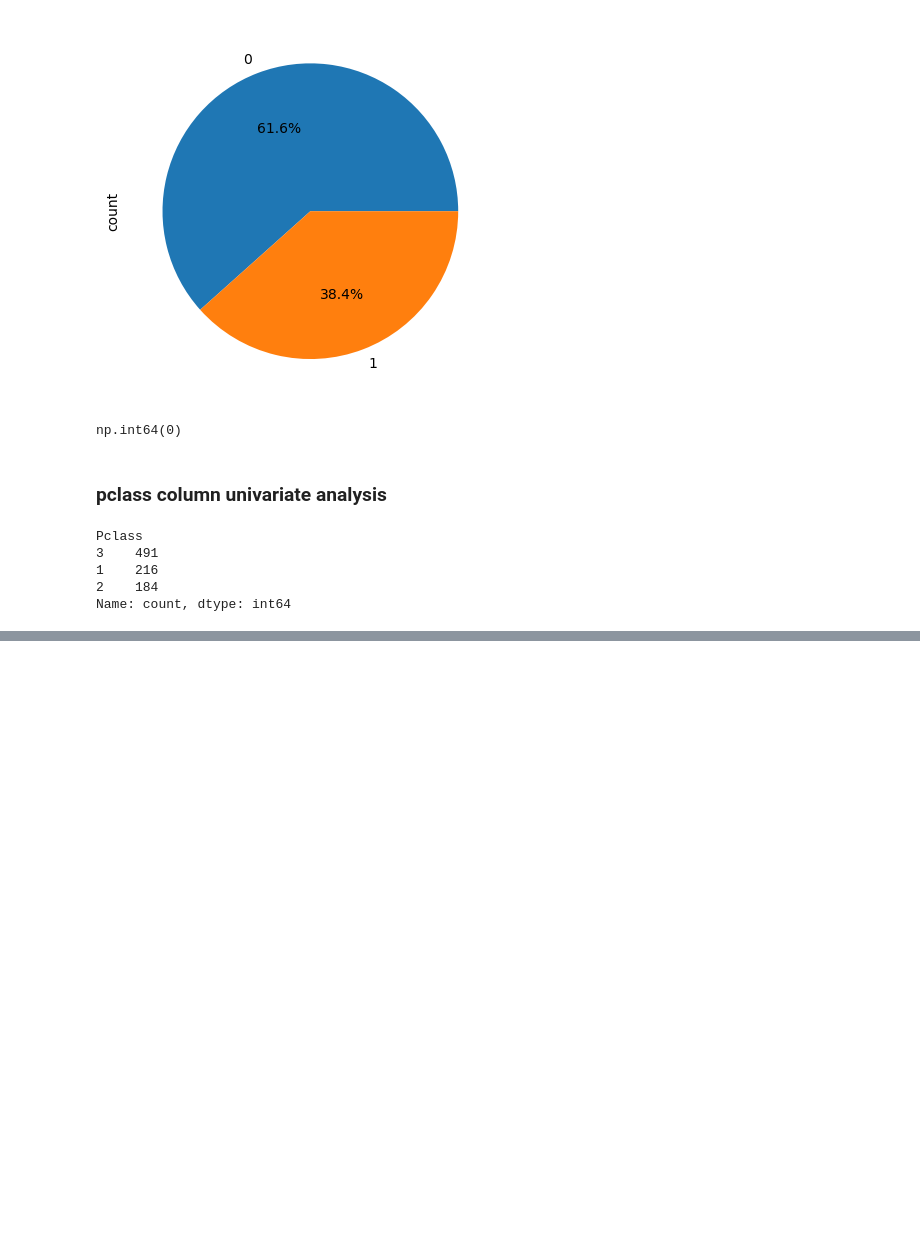
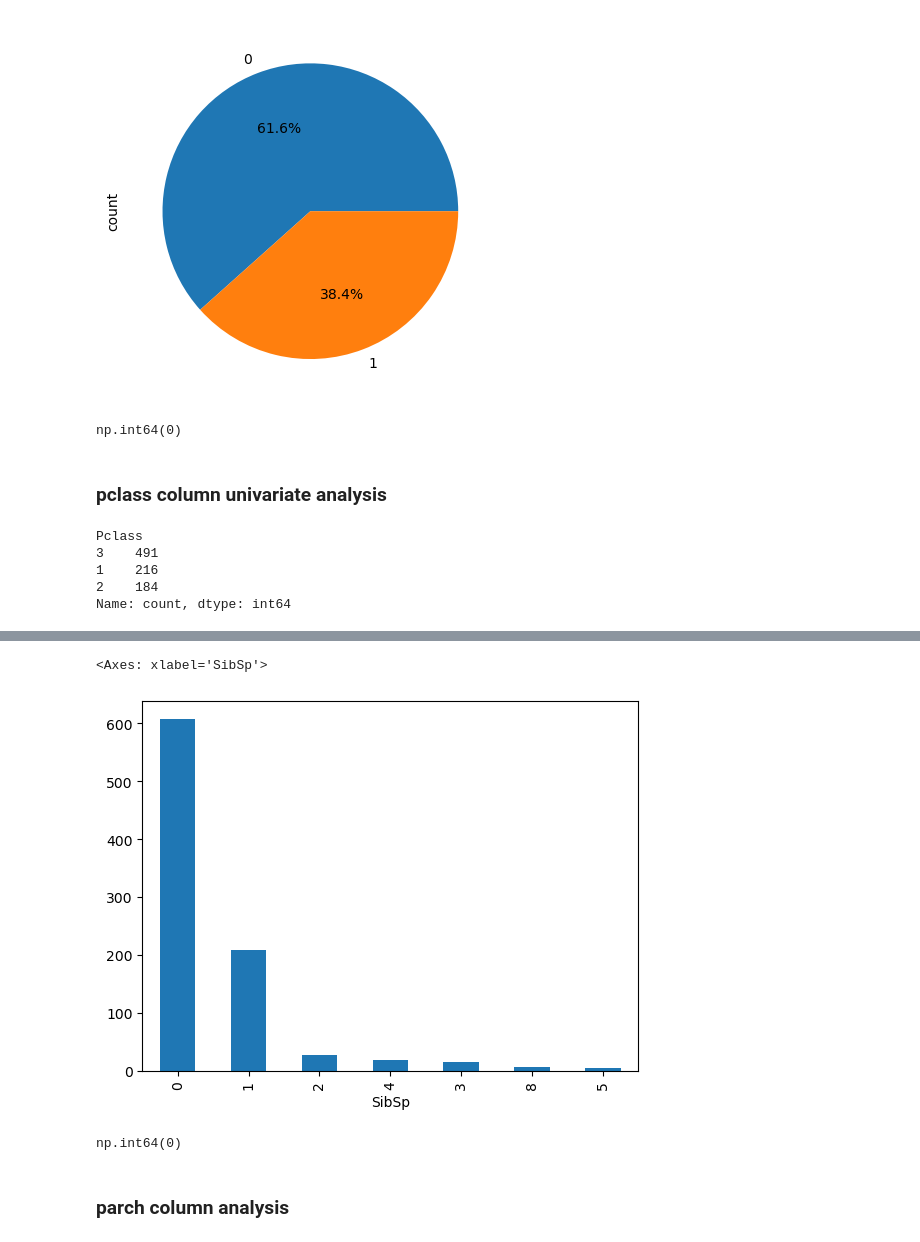
Before and after one commit to shubhammgits/Python-DS-AIML, a Jupyter notebook: DATA ANALYSIS/EDA/eda.ipynb, the cells around one changed output, grey strips where cells are left out. Drawn from its saved outputs; the diff is of its cells as text; code cells hidden in the pictures; blank space fills up the shorter version.

```diff
--- a/DATA ANALYSIS/EDA/eda.ipynb
+++ b/DATA ANALYSIS/EDA/eda.ipynb
@@ -245,0 +287,11 @@ Name: count, dtype: int64
+# %%
+df['SibSp'].value_counts().plot(kind='bar')
+# %% [output]
+<Axes: xlabel='SibSp'>
+[figure, added]
+# %%
+df['SibSp'].isnull().sum()
+# %% [output]
+np.int64(0)
+# %% [markdown]
+### parch column analysis
```
Also changed, not shown: parts of 14 cells of this notebook.
